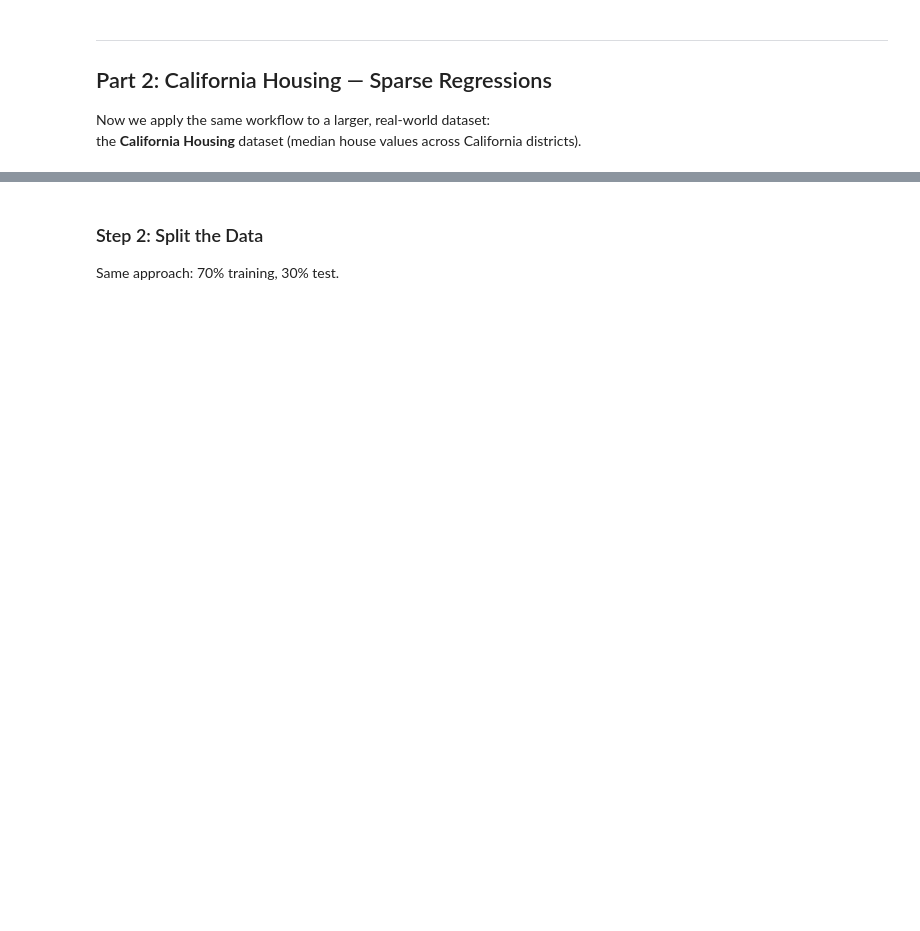
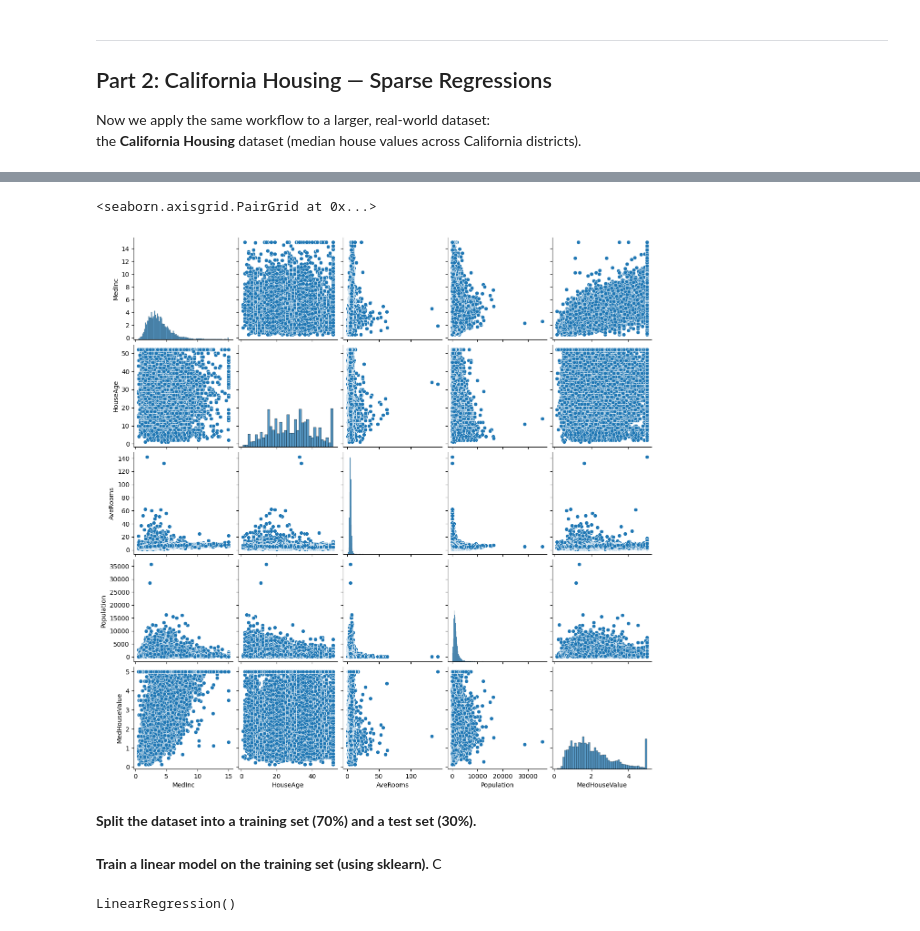
Before and after one commit to albop/dbe, a Jupyter notebook: tutorials/session_6/machine_learning_regressions_2026_correction.ipynb, the cells around one changed output, grey strips where cells are left out. Saved outputs shown, nothing was run; the diff lists cells and outputs as text; code cells hidden in the pictures; blank space fills up the shorter version.

```diff
--- a/tutorials/session_6/machine_learning_regressions_2026_correction.ipynb
+++ b/tutorials/session_6/machine_learning_regressions_2026_correction.ipynb
@@ -197,0 +450,7 @@ print(dataset['DESCR'])
+# %%
+import pandas as pd
+import seaborn as sns
+
+# Convert sklearn dataset to pandas DataFrame
+df = pd.DataFrame(dataset['data'], columns=dataset['feature_names'])
+df['MedHouseValue'] = dataset['target']
@@ -198,7 +481,11 @@ print(dataset['DESCR'])
+# %%
+# Pairplot (subset for clarity in class)
+sns.pairplot(df[['MedInc','HouseAge','AveRooms','Population','MedHouseValue']])
+# %% [output]
+<seaborn.axisgrid.PairGrid at 0x...>
+[figure, added]
 # %% [markdown]
-### Step 2: Split the Data
-
-Same approach: 70% training, 30% test.
+__Split the dataset into a training set (70%) and a test set (30%).__
 # %%
 X = dataset['data']
 y = dataset['target']
@@ -208,0 +507,9 @@ X_train, X_test, y_train, y_test = train_test_split(
+# %% [markdown]
+__Train  a linear model on the training set (using sklearn).__ C
+# %%
+from sklearn.linear_model import LinearRegression
+
+model_linear = LinearRegression()
+model_linear.fit(X_train, y_train)
+# %% [output]
+LinearRegression()
```
Also changed, not shown: parts of 40 cells of this notebook, 1 other file.
